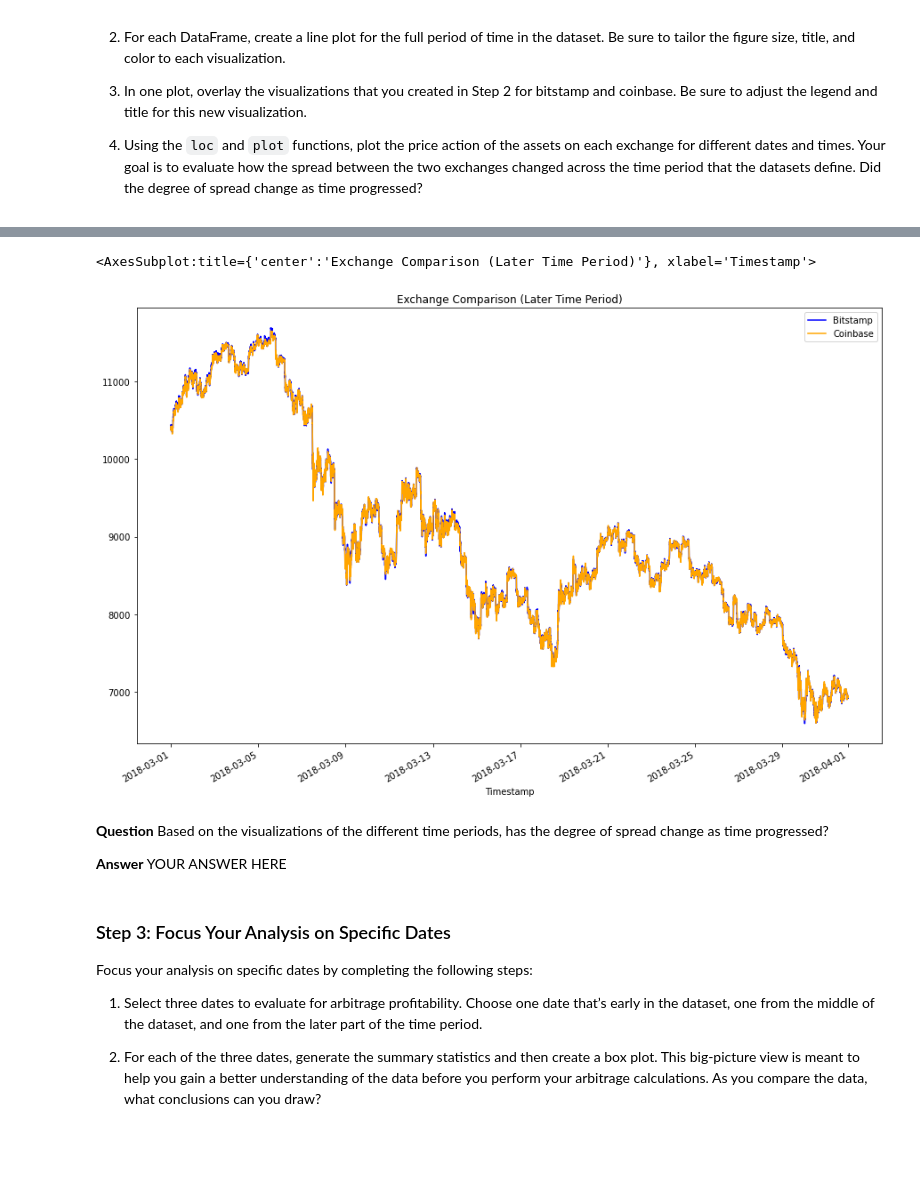
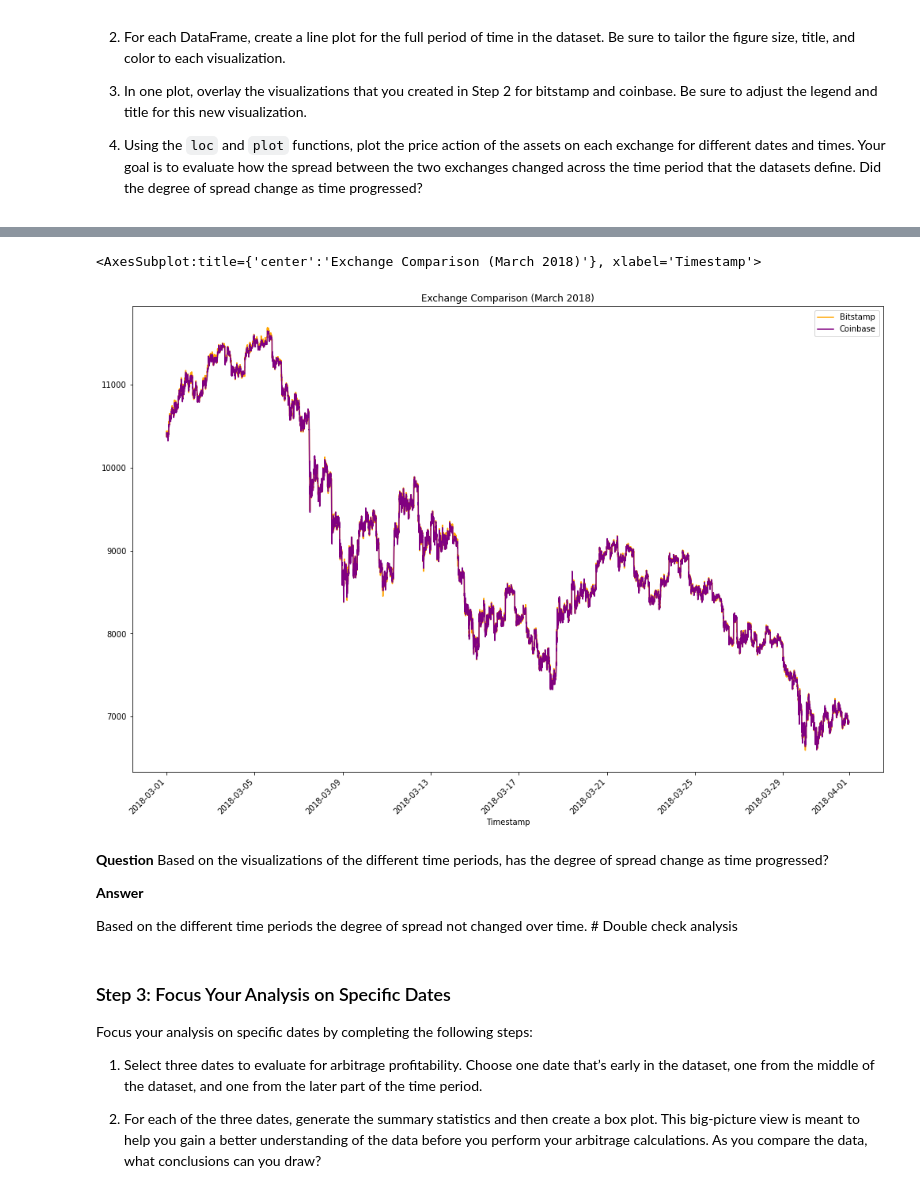
Before and after one commit to jtengsico/03-Financial-Analysis-Pandas, a Jupyter notebook: Starter_Code/crypto_arbitrage.ipynb, the cells around one changed output, grey strips where cells are left out. Cells and saved outputs as stored; diff of their text form; code cells hidden in the pictures; blank space fills up the shorter version.

```diff
--- a/Starter_Code/crypto_arbitrage.ipynb
+++ b/Starter_Code/crypto_arbitrage.ipynb
@@ -251,9 +230,10 @@ Name: Close, Length: 129067, dtype: float64
 # %%
 # Use loc or iloc to select `Timestamp (the index)` and `Close` from coinbase DataFrame
 coinbase_sliced = coinbase_df.iloc[:, 3]
+#index
 
 # Review the first five rows of the DataFrame
-coinbase_sliced = coinbase_sliced.head(5)
+coinbase_sliced.head(5)
 # %% [output]
 Timestamp
 2018-01-01 00:00:00    13608.49
@@ -333,15 +322,21 @@ coinbase_sliced.describe()
 # %%
 # Using the loc and plot functions, create an overlay plot that visualizes
 # the price action of both DataFrames for a one month period later in the dataset
 # Be sure to include the parameters: legend, figure size, title, and color and label
-# YOUR CODE HERE
+bitstamp_sliced.loc['2018-03-01 00:00:00':'2018-03-31 23:59:00'].plot(
+    legend= True, figsize=(17,12), title="Exchange Comparison (March 2018)", rot=45, color="orange", label="Bitstamp")
+
+coinbase_sliced.loc['2018-03-01 00:00:00':'2018-03-31 23:59:00'].plot(
+    legend= True, figsize=(17,12), rot=45, color="purple", label="Coinbase")
 # %% [output]
-<AxesSubplot:title={'center':'Exchange Comparison (Later Time Period)'}, xlabel='Timestamp'>
+<AxesSubplot:title={'center':'Exchange Comparison (March 2018)'}, xlabel='Timestamp'>
-[figure, old version]
+[figure, new version]
 # %% [markdown]
 **Question** Based on the visualizations of the different time periods, has the degree of spread change as time progressed?
 
-**Answer** YOUR ANSWER HERE
+**Answer**
+
+Based on the different time periods the degree of spread not changed over time. # Double check analysis
 # %% [markdown]
 ### Step 3: Focus Your Analysis on Specific Dates
 
```
Also changed, not shown: parts of 19 cells of this notebook.
